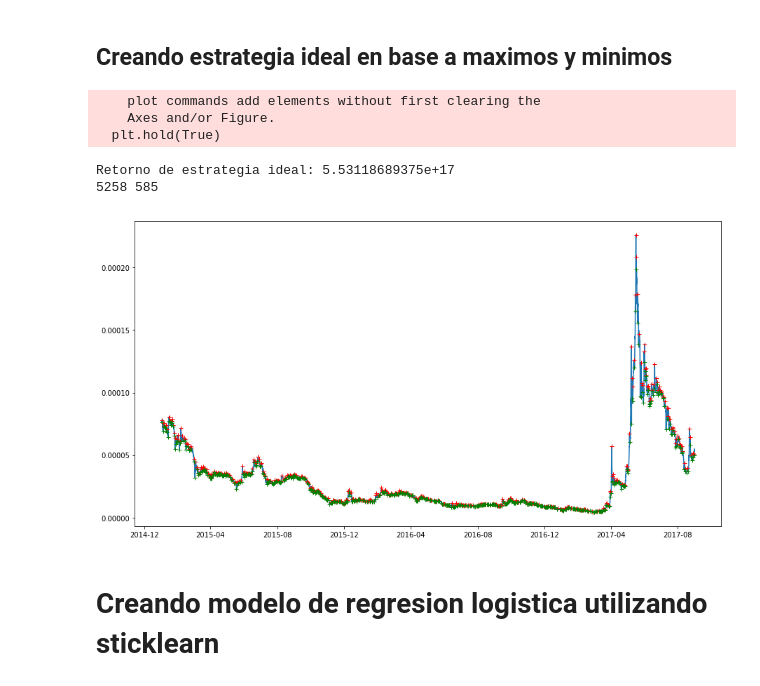
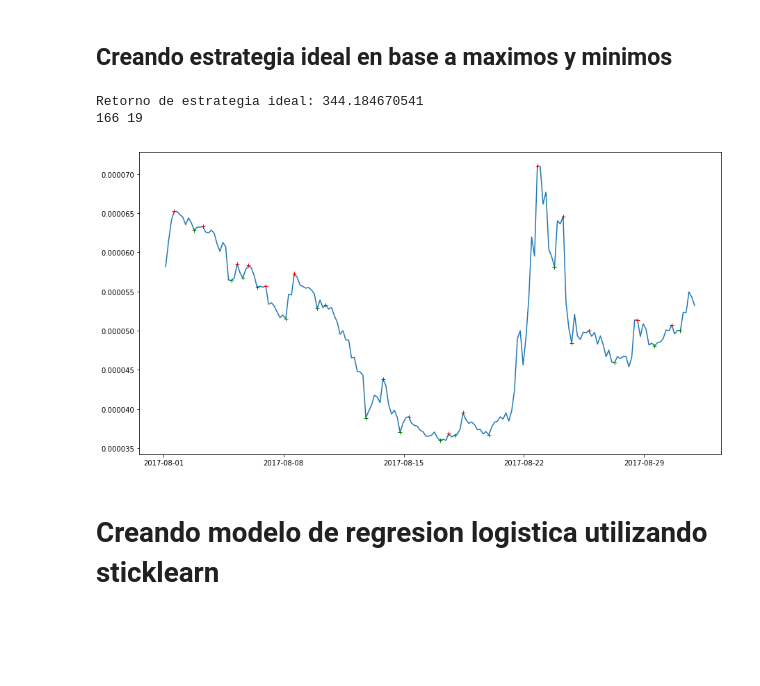
Before and after one commit to ADCryptoSolutions/adcb, a Jupyter notebook: ML strategy.ipynb, the cells around one changed output. Drawn from its saved outputs; the diff is of its cells as text; code cells hidden in the pictures; blank space fills up the shorter version.

```diff
--- a/ML strategy.ipynb
+++ b/ML strategy.ipynb
@@ -11,7 +11,7 @@ plt.rcParams['figure.figsize'] = 15, 8
 
 # trayendo y preparando datos
 df  = prepareData(pair="BTC_XRP",
-                  start=string2ts("2015-01-01 00:00:00"),
+                  start=string2ts("2017-08-01 00:00:00"),
                   end=string2ts("2017-09-01 00:00:00"),
                   period=3600*4)
 """
@@ -114,30 +136,30 @@ See the caveats in the documentation: http://pandas.pydata.org/pandas-docs/stabl
 # %%
 from mldata import ml_data
 from orders import orders
 
 df["ml_data"] = ml_data(df["close"])
 
 w4 = pd.DataFrame(data={"w":df["ml_data"].values,"price":df["close"]})
 w4["orders"] = orders(w4["w"])
 w4["w"] = w4["w"].shift(1)
 relReturn, vecReturn4 = profit(w4)
 print "Retorno de estrategia ideal: %s"%(relReturn*100)
 
-data = pd.DataFrame(data={"price":df["close"],"pricew":df["weightedAverage"],"volumen":df["volume"],"rsi":stock["rsi_14"],"macd":stock["macd"],"macds":stock["macds"],"cci":stock["cci"],"wr":stock["wr_14"] ,"sma13ema5":w["w"],"price_sma20":w3["w"],"price_ema5":w2["w"],"ideal_w":w4["w"],"close":df["close"]})
+data = pd.DataFrame(data={"price":df["close"],"pricew":df["weightedAverage"],"volumen":df["volume"],
+                          "rsi":stock["rsi_14"],"macd":stock["macd"],"macds":stock["macds"],"cci":stock["cci"],
+                          "wr":stock["wr_14"] ,"sma13ema5":w["w"],"price_sma20":w3["w"],"price_ema5":w2["w"],
+                          "ideal_w":w4["w"],"volatility": df["volatility"],"close":df["close"]})
 
 # separando datos para crear y evaluar el modelo de machine learning
 train = data[1:int(len(data)*per)]
 test = data[int(len(data)*per):]
 #train = data.loc["2014-09-10 00:00:00":"2017-06-01 00:00:00",:][1:]
 #test = data.loc["2017-06-01 00:00:00":"2017-09-01 00:00:00",:]
 print len(train),len(test)
 # %% [output]
-    plot commands add elements without first clearing the
-    Axes and/or Figure.
-  plt.hold(True)
+Retorno de estrategia ideal: 344.184670541
+166 19
-Retorno de estrategia ideal: 5.53118689375e+17
-5258 585
-[figure, old version]
+[figure, new version]
 # %% [markdown]
 # Creando modelo de regresion logistica utilizando sticklearn
 # %%
```
Also changed, not shown: parts of 10 cells of this notebook, 3 other files.
